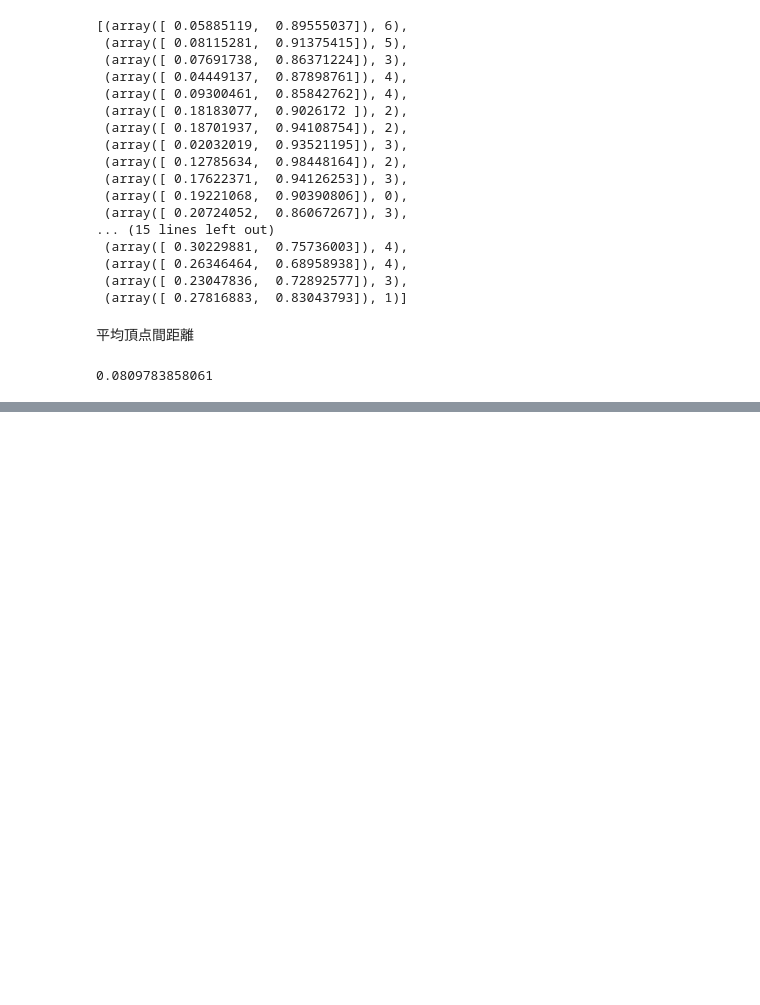
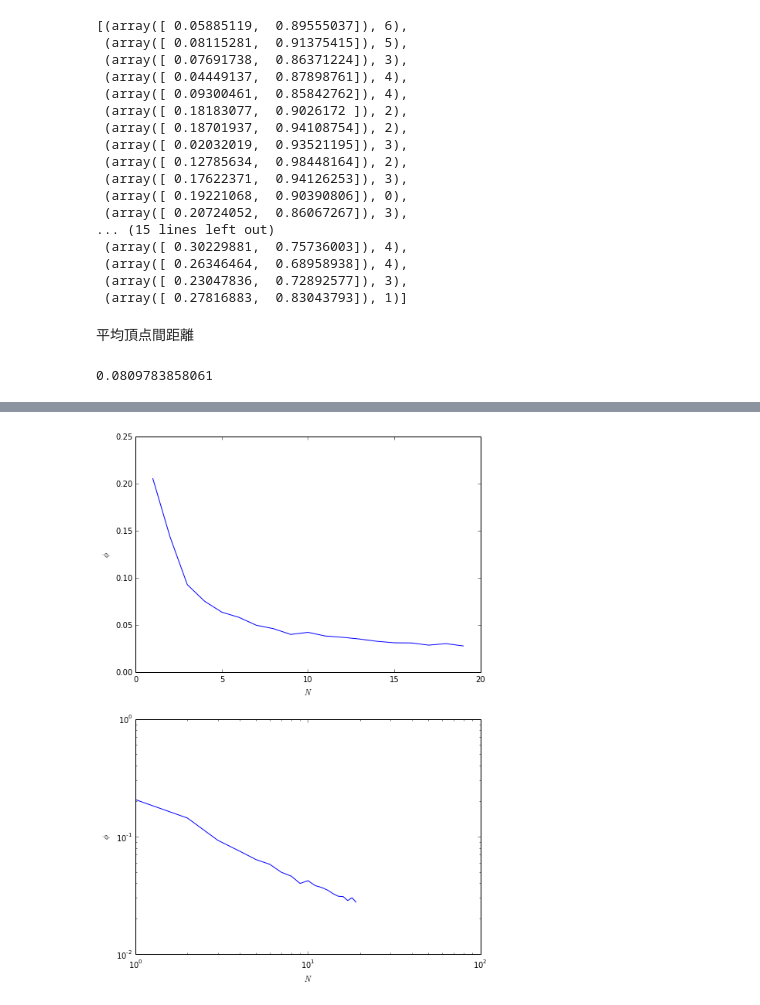
Before and after one commit to ssh0/sotsuron, a Jupyter notebook: simple3/simple3.ipynb, the cells around one changed output, grey strips where cells are left out. Cells and saved outputs as stored; diff of their text form; code cells hidden in the pictures; blank space fills up the shorter version.

```diff
--- a/simple3/simple3.ipynb
+++ b/simple3/simple3.ipynb
@@ -270,0 +309,19 @@ myplot1(N, ave_dist_btw_nodes)
+# %%
+trial = 20
+
+ave_dist_btw_nodes5= []
+N = range(1, 20)
+for _N in N:
+    _tmp = 0
+    for t in range(trial):
+        meeting = Meeting(K=30, N=_N, S=50, a=2, p=0.6, draw=False, case=5)
+        meeting.progress()
+        tmp = 0
+        for p0, p1 in zip(meeting.minutes[:-1], meeting.minutes[1:]):
+            tmp += euc(p0[0], p1[0])
+        _tmp += tmp/float(len(meeting.minutes)-1)
+    ave_dist_btw_nodes5.append(_tmp/trial)
+# %%
+myplot1(N, ave_dist_btw_nodes5)
+# %% [output]
+[figure, added]
```
Also changed, not shown: parts of 7 cells of this notebook, 1 other file.
